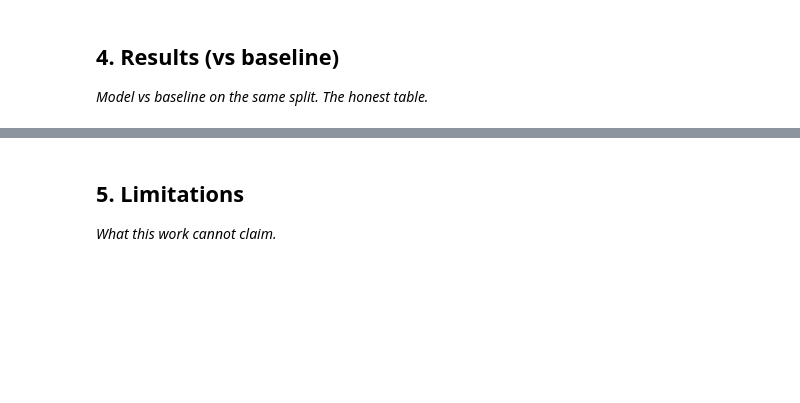
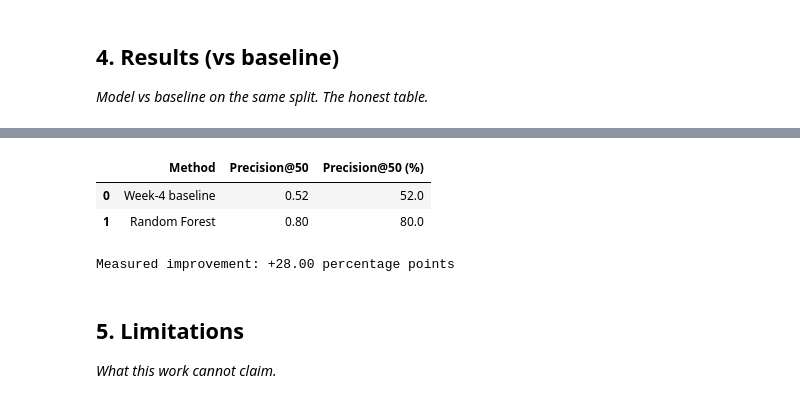
Before and after one commit to krihna7/flyrank-ML-internship, a Jupyter notebook: work/notebooks/capstone.ipynb, the cells around one changed output, grey strips where cells are left out. Drawn from its saved outputs; the diff is of its cells as text; code cells hidden in the pictures; blank space fills up the shorter version.

```diff
--- a/work/notebooks/capstone.ipynb
+++ b/work/notebooks/capstone.ipynb
@@ -25,3 +305,37 @@ This skeleton is yours to fill. Work the sections **in order** — each one has
+# %%
+# Section 4 — Results vs Baseline
+
+baseline_p50 = 0.52
+rf_p50 = 0.80
+
+improvement_pp = (rf_p50 - baseline_p50) * 100
+
+results_df = pd.DataFrame({
+    "Method": [
+        "Week-4 baseline",
+        "Random Forest"
+    ],
+    "Precision@50": [
+        baseline_p50,
+        rf_p50
+    ],
+    "Precision@50 (%)": [
+        baseline_p50 * 100,
+        rf_p50 * 100
+    ]
+})
+
+display(results_df)
+
+print(
+    f"Measured improvement: "
+    f"+{improvement_pp:.2f} percentage points"
+)
+# %% [output]
+|  | Method | Precision@50 | Precision@50 (%) |
+| 0 | Week-4 baseline | 0.52 | 52.0 |
+| 1 | Random Forest | 0.80 | 80.0 |
+Measured improvement: +28.00 percentage points
 # %% [markdown]
 ## 5. Limitations
 
```
Also changed, not shown: parts of 25 cells of this notebook.
